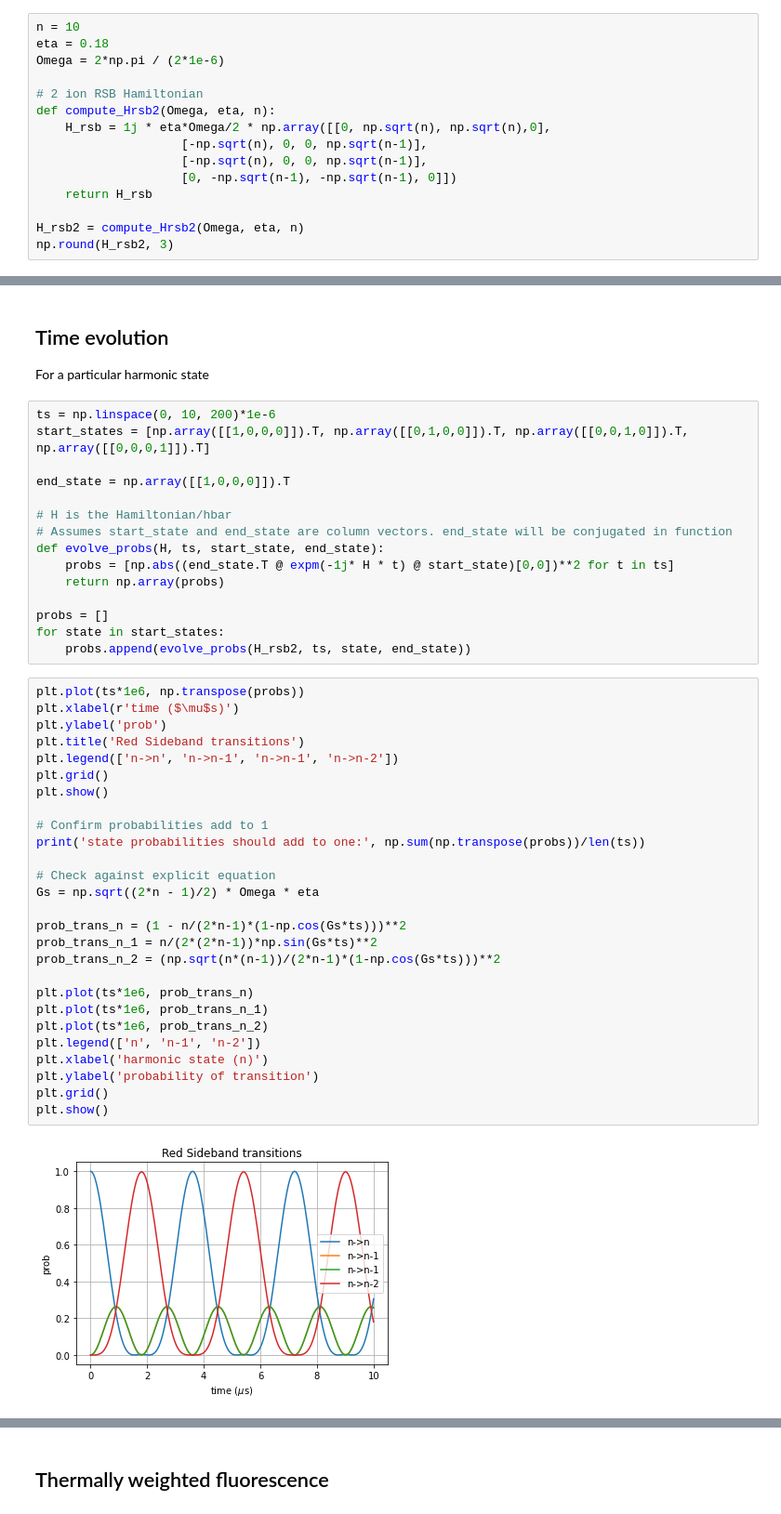
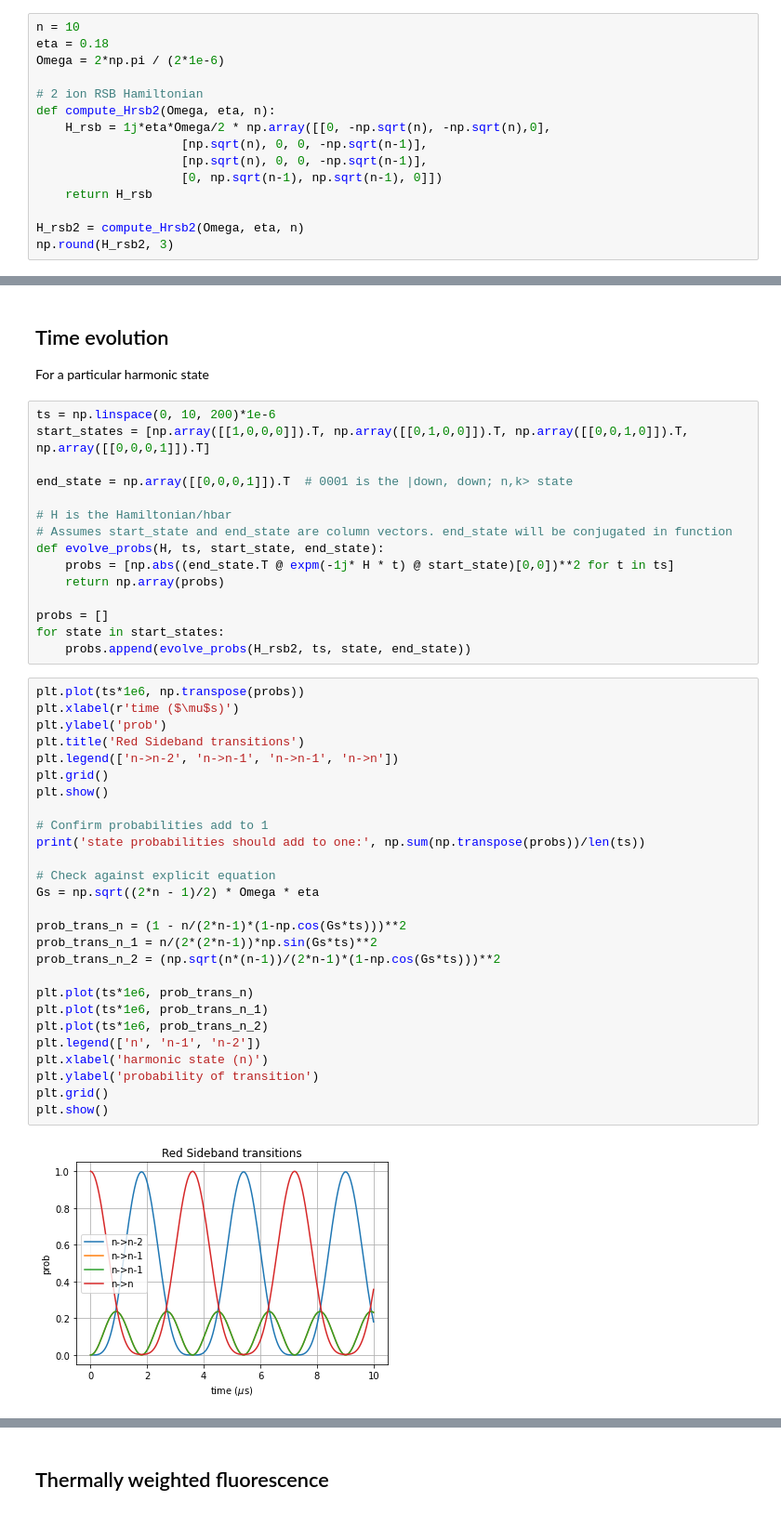
Before and after one commit to ajrazander/trapped-ion-numerics, a Jupyter notebook: sideband cooling/Multi-ion cooling.ipynb, the cells around one changed output, grey strips where cells are left out. Shown: that part at 93% size. Drawn from its saved outputs; the diff is of its cells as text.

```diff
--- a/sideband cooling/Multi-ion cooling.ipynb
+++ b/sideband cooling/Multi-ion cooling.ipynb
@@ -19,10 +26,10 @@ Omega = 2*np.pi / (2*1e-6)
 
 # 2 ion RSB Hamiltonian
 def compute_Hrsb2(Omega, eta, n):
-    H_rsb = 1j * eta*Omega/2 * np.array([[0, np.sqrt(n), np.sqrt(n),0],
-                    [-np.sqrt(n), 0, 0, np.sqrt(n-1)],
-                    [-np.sqrt(n), 0, 0, np.sqrt(n-1)],
-                    [0, -np.sqrt(n-1), -np.sqrt(n-1), 0]])
+    H_rsb = 1j*eta*Omega/2 * np.array([[0, -np.sqrt(n), -np.sqrt(n),0],
+                    [np.sqrt(n), 0, 0, -np.sqrt(n-1)],
+                    [np.sqrt(n), 0, 0, -np.sqrt(n-1)],
+                    [0, np.sqrt(n-1), np.sqrt(n-1), 0]])
     return H_rsb
 
 H_rsb2 = compute_Hrsb2(Omega, eta, n)
@@ -43,7 +50,7 @@ For a particular harmonic state
 ts = np.linspace(0, 10, 200)*1e-6
 start_states = [np.array([[1,0,0,0]]).T, np.array([[0,1,0,0]]).T, np.array([[0,0,1,0]]).T, np.array([[0,0,0,1]]).T]
 
-end_state = np.array([[1,0,0,0]]).T
+end_state = np.array([[0,0,0,1]]).T  # 0001 is the |down, down; n,k> state
 
 # H is the Hamiltonian/hbar
 # Assumes start_state and end_state are column vectors. end_state will be conjugated in function
@@ -57,32 +64,32 @@ for state in start_states:
 # %%
 plt.plot(ts*1e6, np.transpose(probs))
 plt.xlabel(r'time ($\mu$s)')
 plt.ylabel('prob')
 plt.title('Red Sideband transitions')
-plt.legend(['n->n', 'n->n-1', 'n->n-1', 'n->n-2'])
+plt.legend(['n->n-2', 'n->n-1', 'n->n-1', 'n->n'])
 plt.grid()
 plt.show()
 
 # Confirm probabilities add to 1
 print('state probabilities should add to one:', np.sum(np.transpose(probs))/len(ts))
 
 # Check against explicit equation
 Gs = np.sqrt((2*n - 1)/2) * Omega * eta
 
 prob_trans_n = (1 - n/(2*n-1)*(1-np.cos(Gs*ts)))**2
 prob_trans_n_1 = n/(2*(2*n-1))*np.sin(Gs*ts)**2
 prob_trans_n_2 = (np.sqrt(n*(n-1))/(2*n-1)*(1-np.cos(Gs*ts)))**2
 
 plt.plot(ts*1e6, prob_trans_n)
 plt.plot(ts*1e6, prob_trans_n_1)
 plt.plot(ts*1e6, prob_trans_n_2)
 plt.legend(['n', 'n-1', 'n-2'])
 plt.xlabel('harmonic state (n)')
 plt.ylabel('probability of transition')
 plt.grid()
 plt.show()
 # %% [output]
-[figure, old version]
+[figure, new version]
 state probabilities should add to one: 1.0
 [figure]
 # %% [markdown]
```
Also changed, not shown: parts of 13 cells of this notebook.
